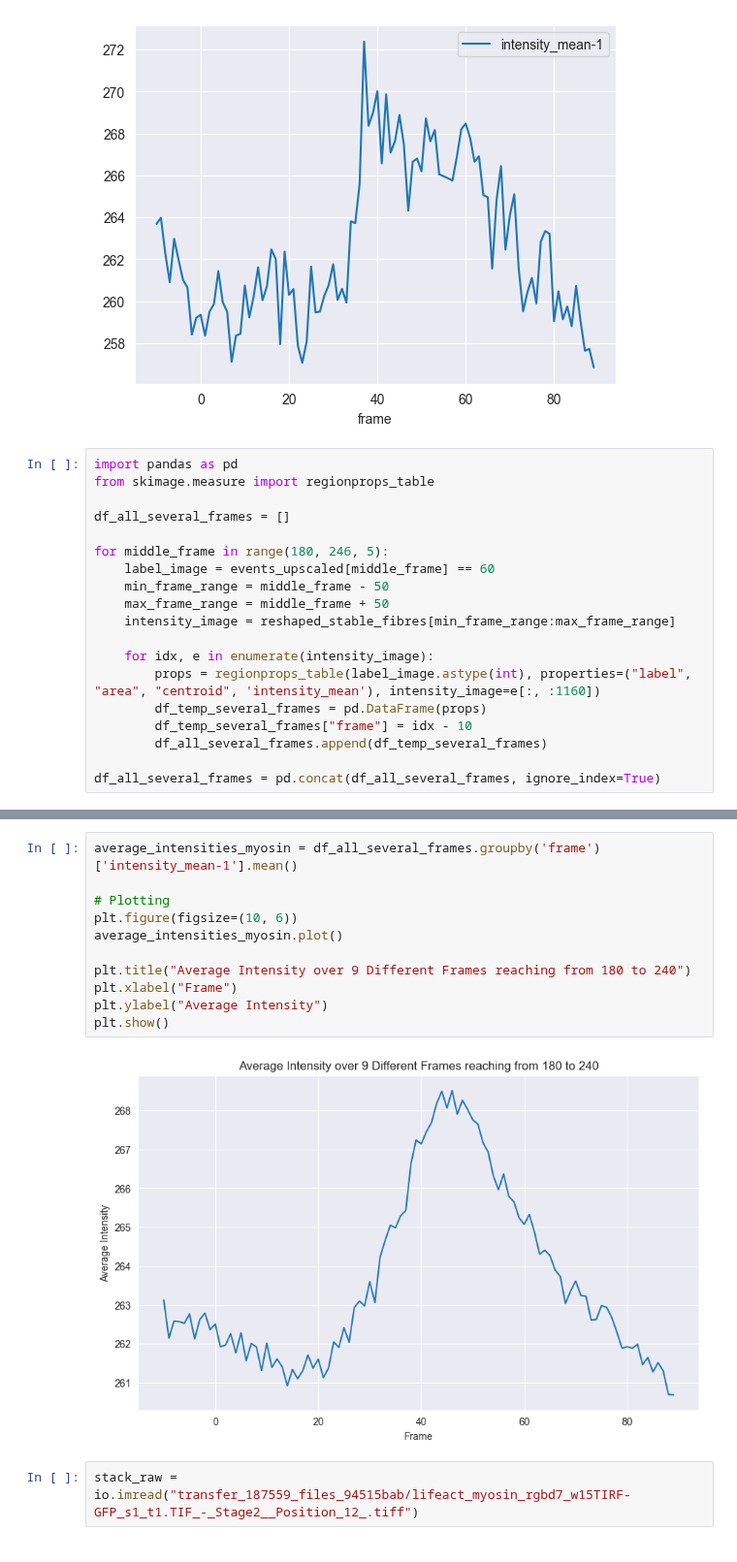
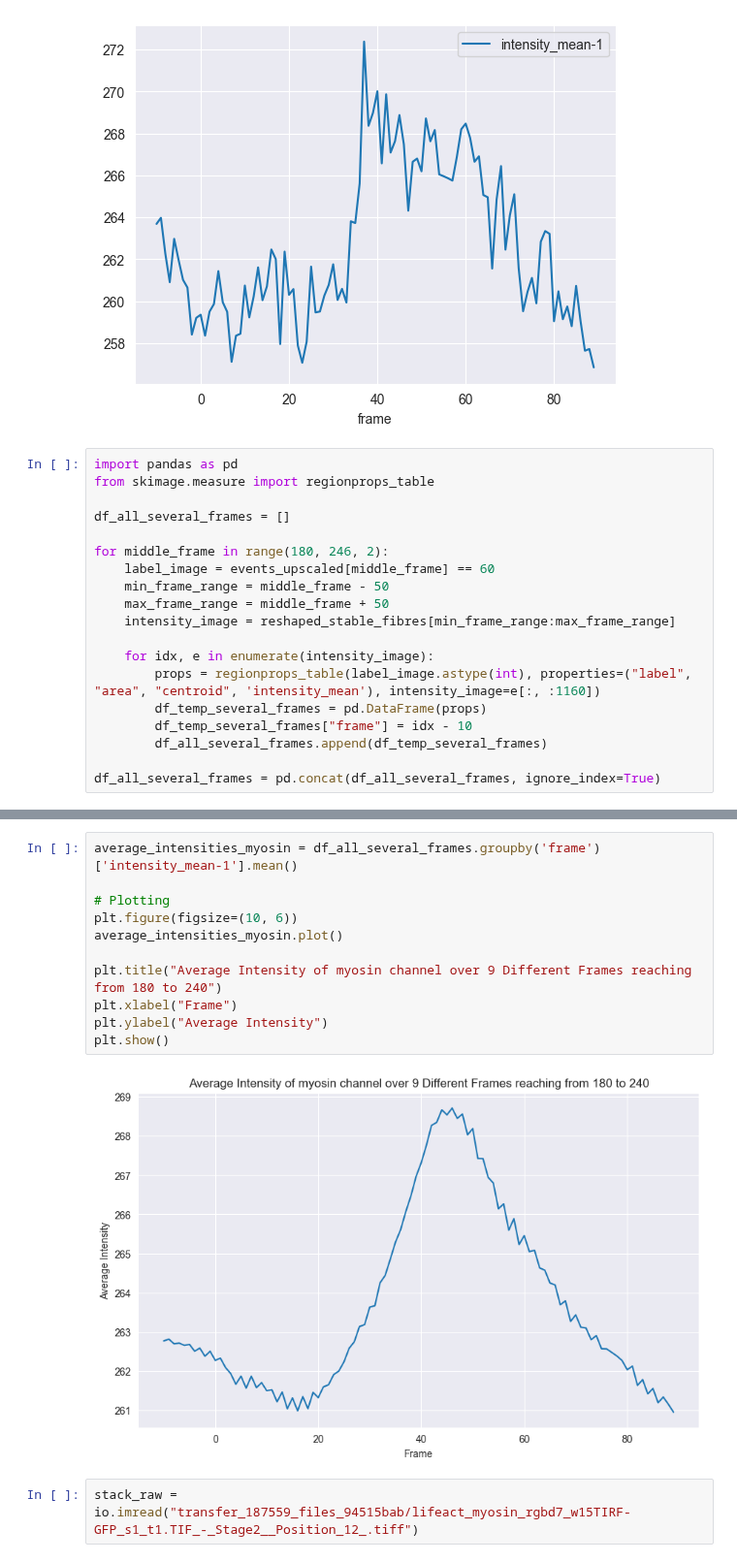
Before and after one commit to leaBroe/arcospx_analysis_quantification_correlation, a Jupyter notebook: cross_correlation.ipynb, the cells around one changed output, grey strips where cells are left out. Shown at 97% size. Drawn from its saved outputs; the diff is of its cells as text.

```diff
--- a/cross_correlation.ipynb
+++ b/cross_correlation.ipynb
@@ -212,7 +213,7 @@ from skimage.measure import regionprops_table
 
 df_all_several_frames = []
 
-for middle_frame in range(180, 246, 5):
+for middle_frame in range(180, 246, 2):
     label_image = events_upscaled[middle_frame] == 60
     min_frame_range = middle_frame - 50
     max_frame_range = middle_frame + 50
@@ -257,16 +258,16 @@ plt.show()
 # %%
 average_intensities_myosin = df_all_several_frames.groupby('frame')['intensity_mean-1'].mean()
 
 # Plotting
 plt.figure(figsize=(10, 6))
 average_intensities_myosin.plot()
 
-plt.title("Average Intensity over 9 Different Frames reaching from 180 to 240")
+plt.title("Average Intensity of myosin channel over 9 Different Frames reaching from 180 to 240")
 plt.xlabel("Frame")
 plt.ylabel("Average Intensity")
 plt.show()
 # %% [output]
-[figure, old version]
+[figure, new version]
 # %%
 stack_raw = io.imread("transfer_187559_files_94515bab/lifeact_myosin_rgbd7_w15TIRF-GFP_s1_t1.TIF_-_Stage2__Position_12_.tiff")
 # %%
```
Also changed, not shown: parts of 9 cells of this notebook.
